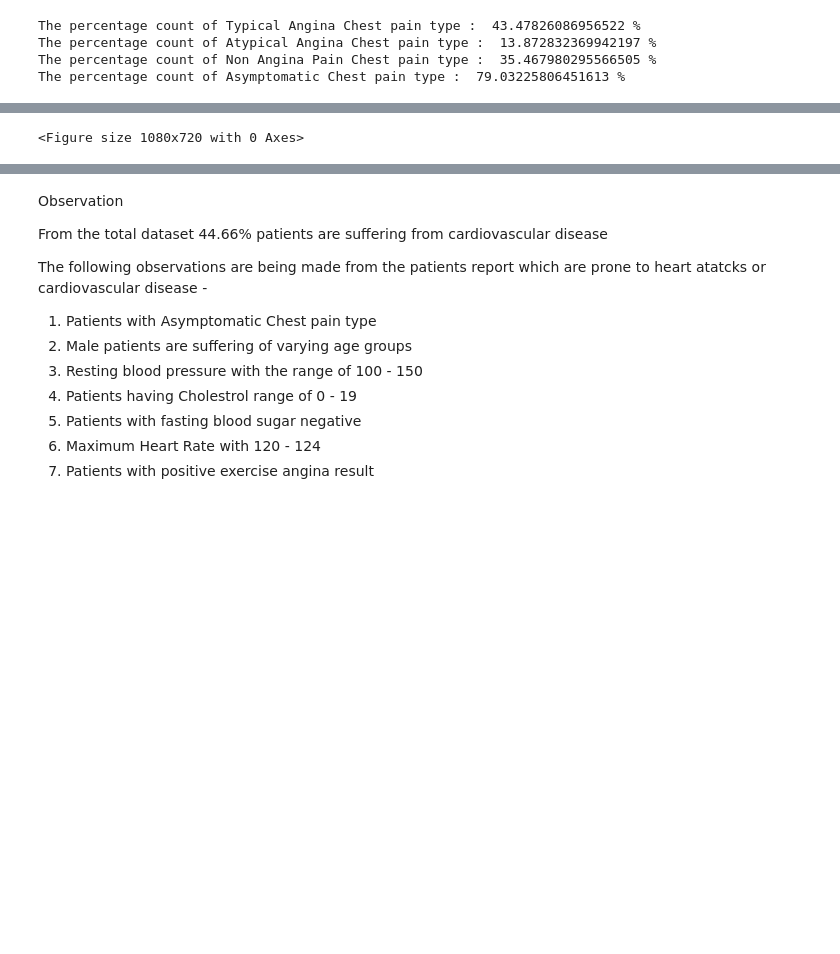
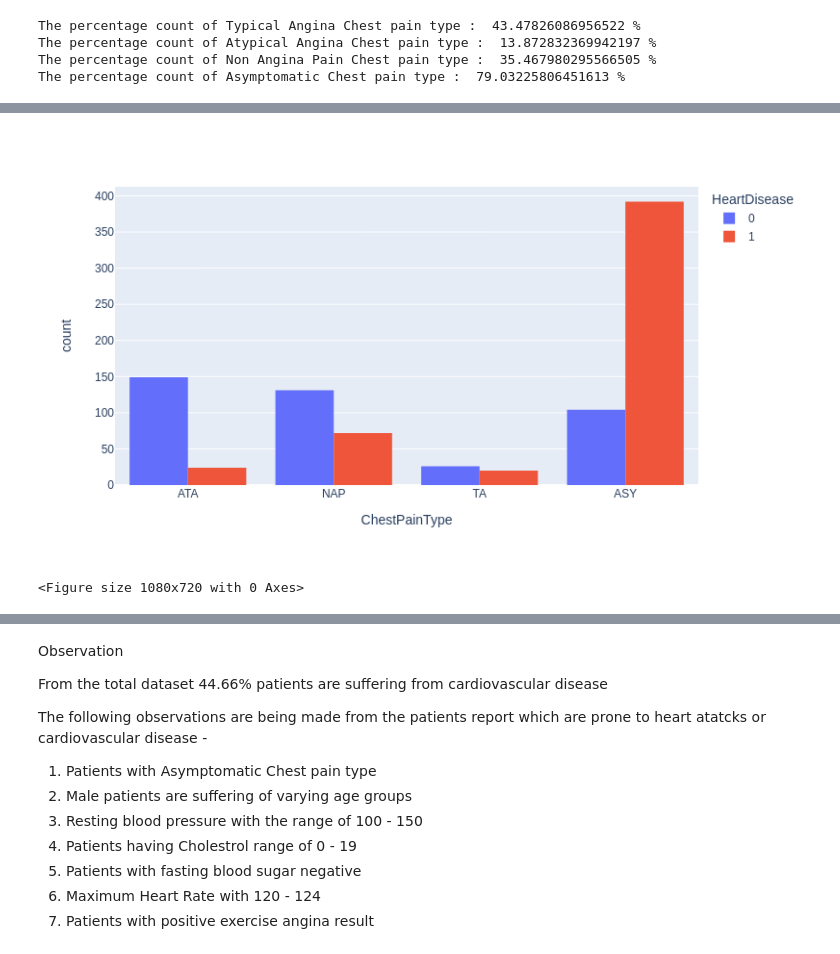
Before and after one commit to soumo99/AI_ML_Projects, a Jupyter notebook: Heart_Disease_Prediction.ipynb, the cells around one changed output, grey strips where cells are left out. Cells and saved outputs as stored; diff of their text form; code cells hidden in the pictures; blank space fills up the shorter version.

```diff
--- a/Heart_Disease_Prediction.ipynb
+++ b/Heart_Disease_Prediction.ipynb
@@ -310,5 +312,6 @@ px.histogram(data, x = 'Sex', color = 'HeartDisease', barmode = 'group' )
 <Figure size 1080x720 with 0 Axes>
 # %%
 plt.figure(figsize = (15,10))
-px.histogram(data, x = 'ChestPainType', color = 'HeartDisease', barmode = 'group' )
+fig = px.histogram(data, x = 'ChestPainType', color = 'HeartDisease', barmode = 'group' )
+gitly.show(fig)
 # %% [output]
@@ -316,3 +318,4 @@ px.histogram(data, x = 'ChestPainType', color = 'HeartDisease', barmode = 'group
+[figure, added]
 <Figure size 1080x720 with 0 Axes>
 # %%
 plt.figure(figsize = (15,10))
```
Also changed, not shown: parts of 14 cells of this notebook.
